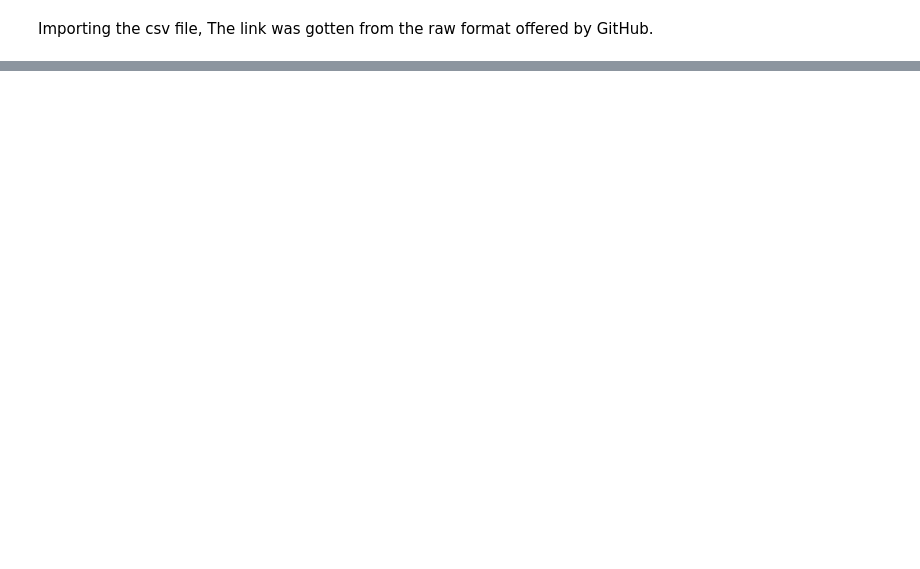
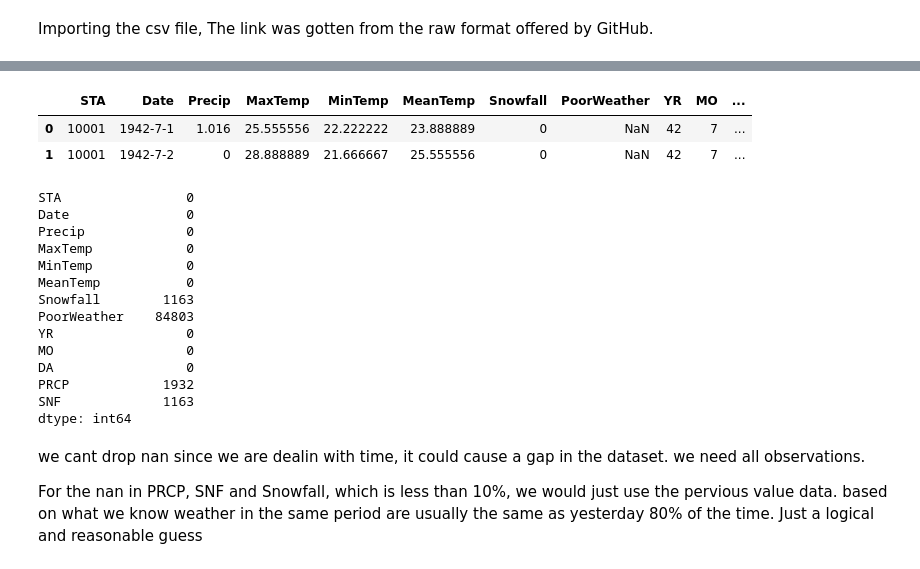
Before and after one commit to HamoyeHQ/08-weather-conditions, a Jupyter notebook: data/EDA_and_Pre_processing.ipynb, the cells around one changed output, grey strips where cells are left out. Drawn from its saved outputs; the diff is of its cells as text; code cells hidden in the pictures; blank space fills up the shorter version.

```diff
--- a/data/EDA_and_Pre_processing.ipynb
+++ b/data/EDA_and_Pre_processing.ipynb
@@ -17,0 +127,28 @@ Df.head()
+# %%
+weatherdf.head(2)
+weatherdf.isna().sum()
+# %% [output]
+|  | STA | Date | Precip | MaxTemp | MinTemp | MeanTemp | Snowfall | PoorWeather | YR | MO | ... |
+| 0 | 10001 | 1942-7-1 | 1.016 | 25.555556 | 22.222222 | 23.888889 | 0 | NaN | 42 | 7 | ... |
+| 1 | 10001 | 1942-7-2 | 0 | 28.888889 | 21.666667 | 25.555556 | 0 | NaN | 42 | 7 | ... |
+STA                0
+Date               0
+Precip             0
+MaxTemp            0
+MinTemp            0
+MeanTemp           0
+Snowfall        1163
+PoorWeather    84803
+YR                 0
+MO                 0
+DA                 0
+PRCP            1932
+SNF             1163
+dtype: int64
+# %% [markdown]
+we cant drop nan since we are dealin with time, it could cause a
+gap in the dataset. we need all observations.
+
+For the nan in PRCP, SNF and Snowfall, which is less than 10%, we would just use the pervious value data.
+based on what we know weather in the same period are usually the same as yesterday 80% of the time.
+Just a logical and reasonable guess
```
Also changed, not shown: parts of 19 cells of this notebook.
